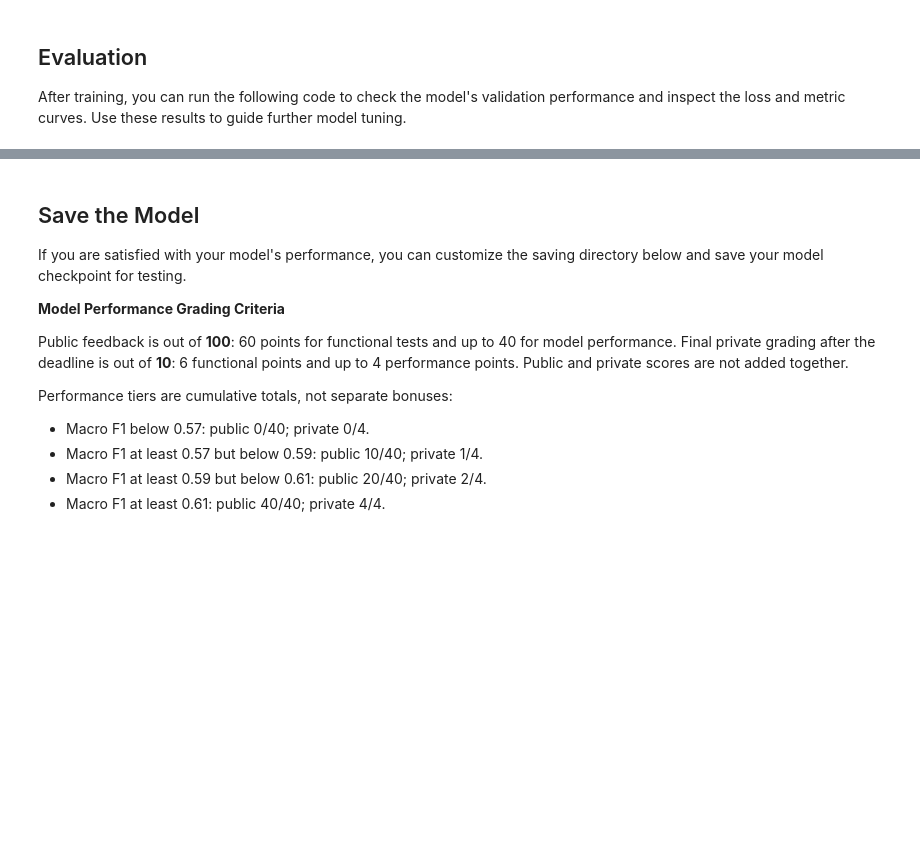
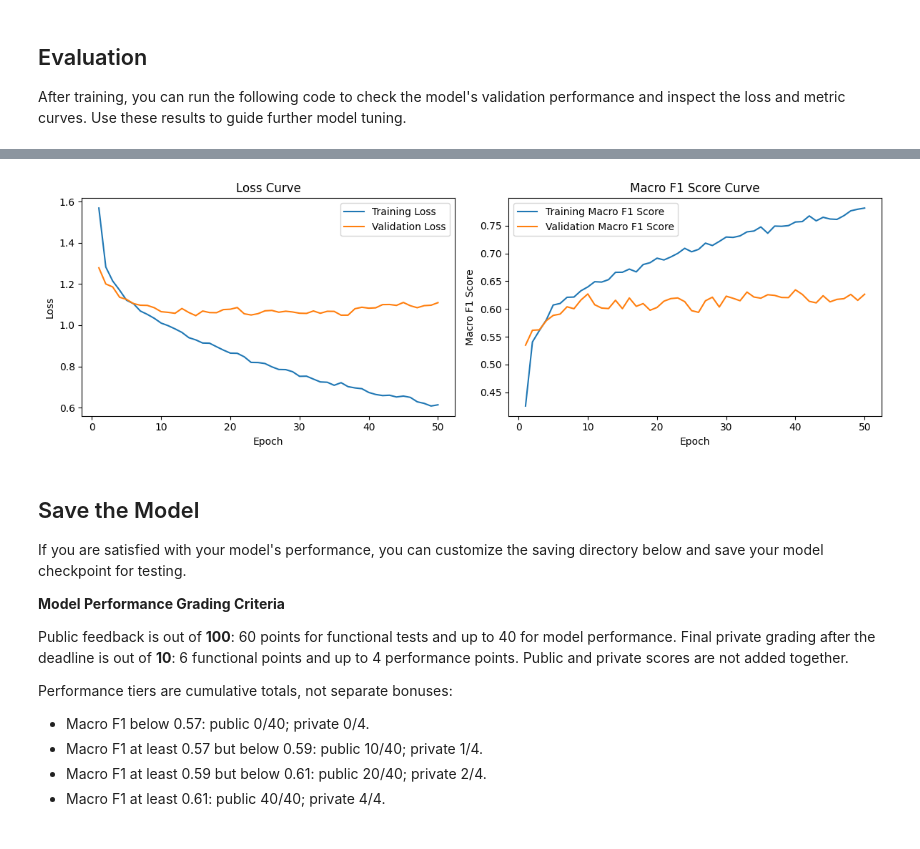
Before and after one commit to Thearthman/COMP2211, a Jupyter notebook: lab6/lab6_tasks.ipynb, the cells around one changed output, grey strips where cells are left out. Drawn from its saved outputs; the diff is of its cells as text; code cells hidden in the pictures; blank space fills up the shorter version.

```diff
--- a/lab6/lab6_tasks.ipynb
+++ b/lab6/lab6_tasks.ipynb
@@ -474,7 +521,9 @@ class MacroF1Score(tf.keras.metrics.Metric):
         # 3. Add this batch confusion matrix to the stored epoch confusion matrix using `assign_add`
         # NOTE: Data type of your batch confusion matrix should be tf.float32
         # =================================================================================================
-
+        y_pred_class = tf.math.argmax(y_pred,axis=1)
+        batch_cm = tf.math.confusion_matrix(y_true,y_pred_class,num_classes=self.num_classes,weights=sample_weight)
+        self.cm.assign_add(batch_cm)
 
     def result(self) -> tf.Tensor:
         """
@@ -491,7 +540,13 @@ class MacroF1Score(tf.keras.metrics.Metric):
         # 5. Return the average F1 score across all classes
         # NOTE: Retrieve values from `self.cm`
         # =========================================================================
-
+        TP = tf.linalg.diag_part(self.cm)
+        FP_TP = tf.reduce_sum(self.cm,axis=0) + 1e-8
+        FN_TP = tf.reduce_sum(self.cm,axis=1) + 1e-8
+        precision = TP / FP_TP
+        recall = TP/ FN_TP
+        f1 = 2 * precision * recall / (precision + recall + 1e-8)
+        macro_f1 = tf.reduce_mean(f1)
 
         return macro_f1
 
@@ -613,11 +686,12 @@ if __name__ == '__main__':
     # 1. Instantiate a model
     # 2. Compile the model using appropriate optimizer, learning rate, loss function and metrics
     # ==========================================================================================
-    model = SpeechRecognizer(input_dim=_, num_classes=_)
+    num_classes = int(tf.reduce_max(labels)+1)
+    model = SpeechRecognizer(input_dim=data_loader.X_train.shape[1], num_classes=num_classes)
     model.compile(
-        optimizer=_,
+        optimizer=tf.keras.optimizers.Adam(learning_rate=1e-3),
         loss=losses.SparseCategoricalCrossentropy(),
-        metrics=[MacroF1Score(num_classes=_)],
+        metrics=[MacroF1Score(num_classes=num_classes)],
     )
 
     # ===================================================
@@ -630,8 +704,18 @@ if __name__ == '__main__':
     # TODO =====================================================================================
     # 3. Fit the model and start training (use the training batch `train` defined above)
     # ==========================================================================================
+    checkpoint_callback = tf.keras.callbacks.ModelCheckpoint(
+            filepath="myguy.weights.h5",
+            monitor="val_f1_score",
+            save_best_only=True,
+            save_weights_only=True,
+            mode="max",
+            )
+
     history = model.fit(
-        _,
-        validation_data=_,
-        epochs=_,
+        train,
+        validation_data=val,
+        epochs=50,
+        shuffle=False,
+        callbacks=[checkpoint_callback]
     )
@@ -641,6 +760,7 @@ if __name__ == '__main__':
 After training, you can run the following code to check the model's validation performance and inspect the loss and metric curves. Use these results to guide further model tuning.
 # %%
 if __name__ == '__main__':
+    model.load_weights("myguy.weights.h5")
     # Final evaluation
     val_loss, val_f1 = model.evaluate(val)
     print("Validation loss:", val_loss)
@@ -665,3 +785,4 @@ if __name__ == '__main__':
     plt.legend()
     plt.tight_layout()
     plt.show()
+# %% [output]
@@ -668,3 +792,4 @@ if __name__ == '__main__':
+[figure, added]
 # %% [markdown]
 ## Save the Model
 
```
Also changed, not shown: parts of 8 cells of this notebook, 4 other files.
